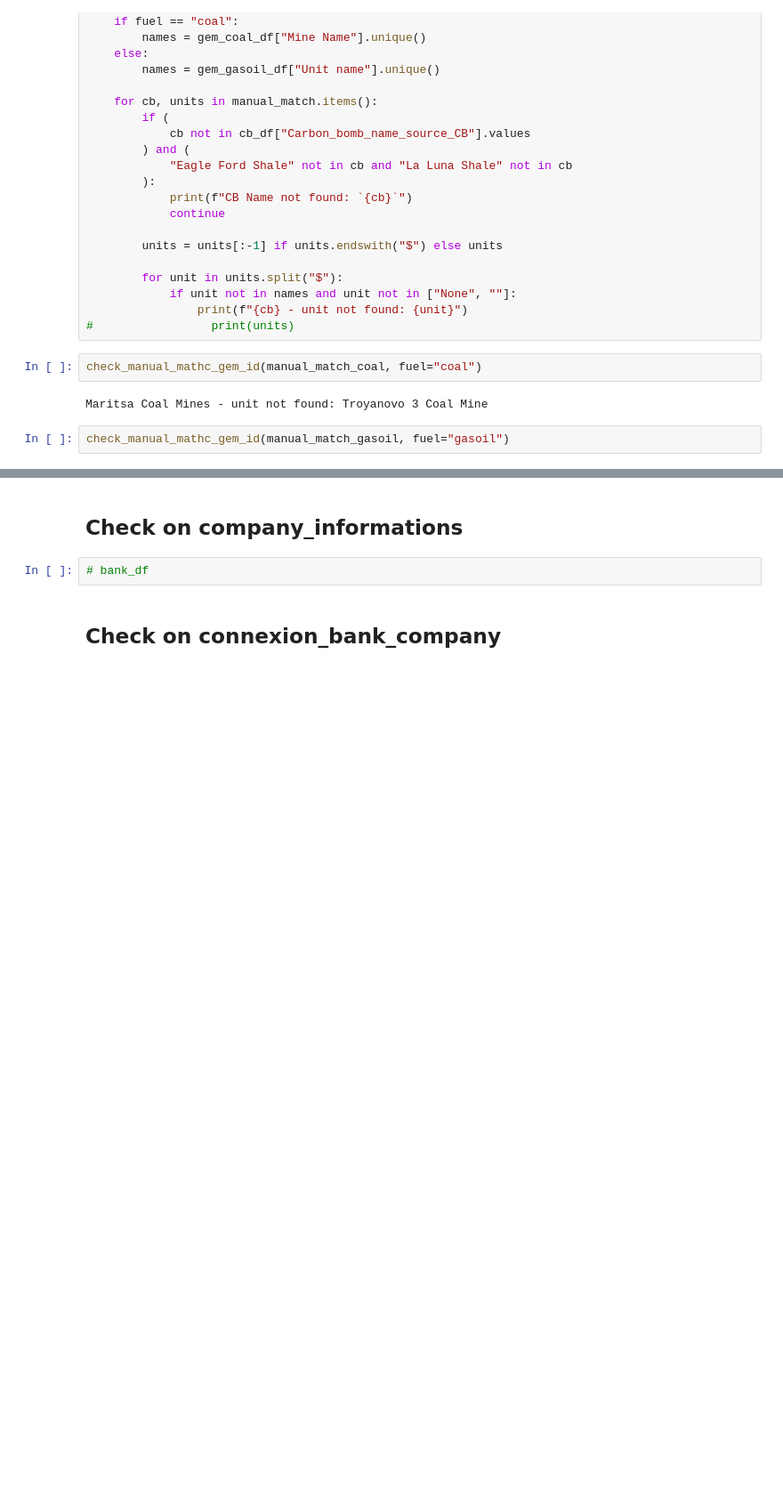
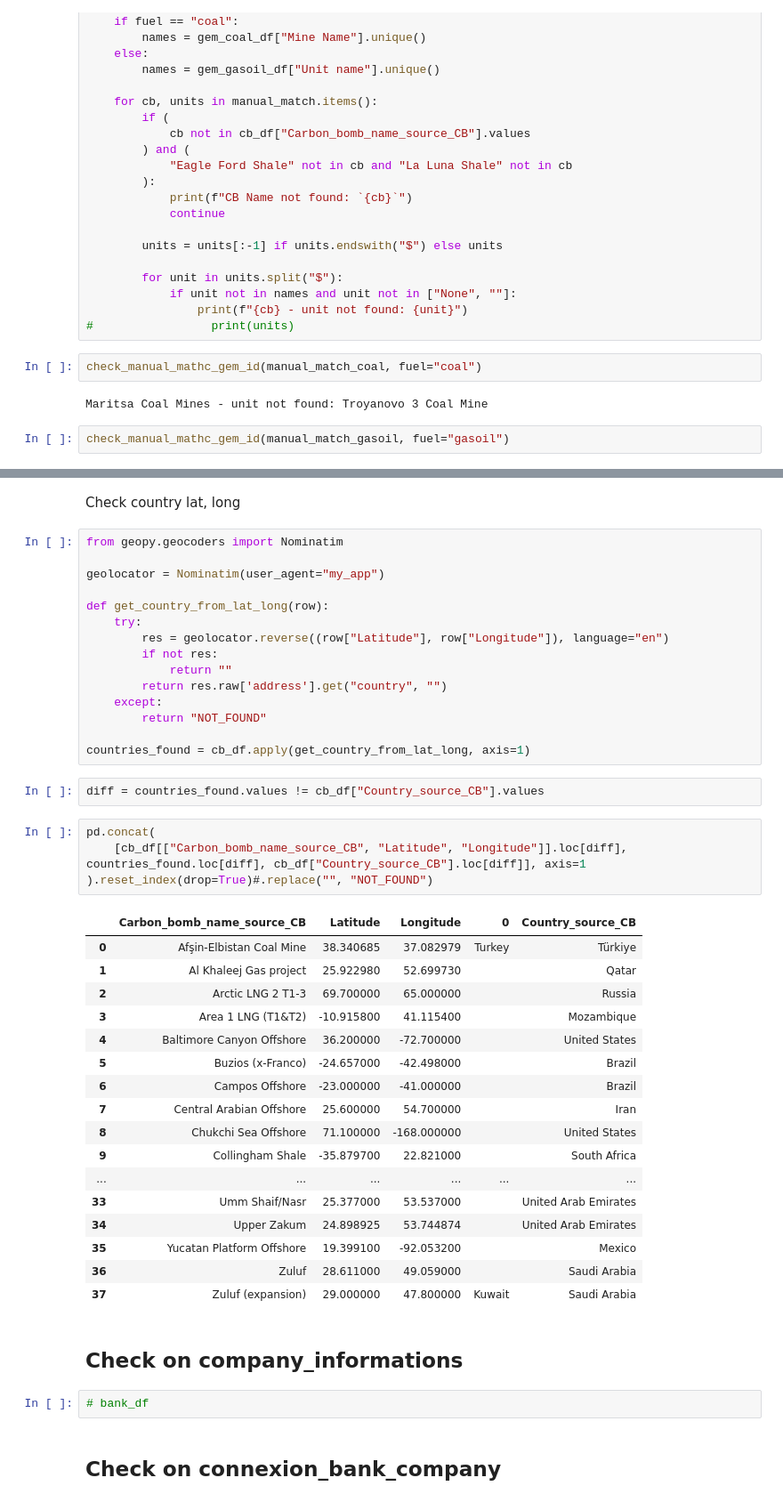
Before and after one commit to dataforgoodfr/CarbonBombs, a Jupyter notebook: quality_check.ipynb, the cells around one changed output, grey strips where cells are left out. Shown at 89% size. Cells and saved outputs as stored; diff of their text form; blank space fills up the shorter version.

```diff
--- a/quality_check.ipynb
+++ b/quality_check.ipynb
@@ -312,3 +323,44 @@ Nb of 'no information' for GEM_id_source_GEM: 63
+# %% [markdown]
+Check country lat, long
+# %%
+from geopy.geocoders import Nominatim
+
+geolocator = Nominatim(user_agent="my_app")
+
+def get_country_from_lat_long(row):
+    try:
+        res = geolocator.reverse((row["Latitude"], row["Longitude"]), language="en")
+        if not res:
+            return ""
+        return res.raw['address'].get("country", "")
+    except:
+        return "NOT_FOUND"
+
+countries_found = cb_df.apply(get_country_from_lat_long, axis=1)
+# %%
+diff = countries_found.values != cb_df["Country_source_CB"].values
+# %%
+pd.concat(
+    [cb_df[["Carbon_bomb_name_source_CB", "Latitude", "Longitude"]].loc[diff], countries_found.loc[diff], cb_df["Country_source_CB"].loc[diff]], axis=1
+).reset_index(drop=True)#.replace("", "NOT_FOUND")
+# %% [output]
+|  | Carbon_bomb_name_source_CB | Latitude | Longitude | 0 | Country_source_CB |
+| 0 | Afşin-Elbistan Coal Mine | 38.340685 | 37.082979 | Turkey | Türkiye |
+| 1 | Al Khaleej Gas project | 25.922980 | 52.699730 |  | Qatar |
+| 2 | Arctic LNG 2 T1-3 | 69.700000 | 65.000000 |  | Russia |
+| 3 | Area 1 LNG (T1&T2) | -10.915800 | 41.115400 |  | Mozambique |
+| 4 | Baltimore Canyon Offshore | 36.200000 | -72.700000 |  | United States |
+| 5 | Buzios (x-Franco) | -24.657000 | -42.498000 |  | Brazil |
+| 6 | Campos Offshore | -23.000000 | -41.000000 |  | Brazil |
+| 7 | Central Arabian Offshore | 25.600000 | 54.700000 |  | Iran |
+| 8 | Chukchi Sea Offshore | 71.100000 | -168.000000 |  | United States |
+| 9 | Collingham Shale | -35.879700 | 22.821000 |  | South Africa |
+| ... | ... | ... | ... | ... | ... |
+| 33 | Umm Shaif/Nasr | 25.377000 | 53.537000 |  | United Arab Emirates |
+| 34 | Upper Zakum | 24.898925 | 53.744874 |  | United Arab Emirates |
+| 35 | Yucatan Platform Offshore | 19.399100 | -92.053200 |  | Mexico |
+| 36 | Zuluf | 28.611000 | 49.059000 |  | Saudi Arabia |
+| 37 | Zuluf (expansion) | 29.000000 | 47.800000 | Kuwait | Saudi Arabia |
 # %% [markdown]
 ## Check on company_informations
 # %%
```
Also changed, not shown: parts of 6 cells of this notebook, 23 other files.
